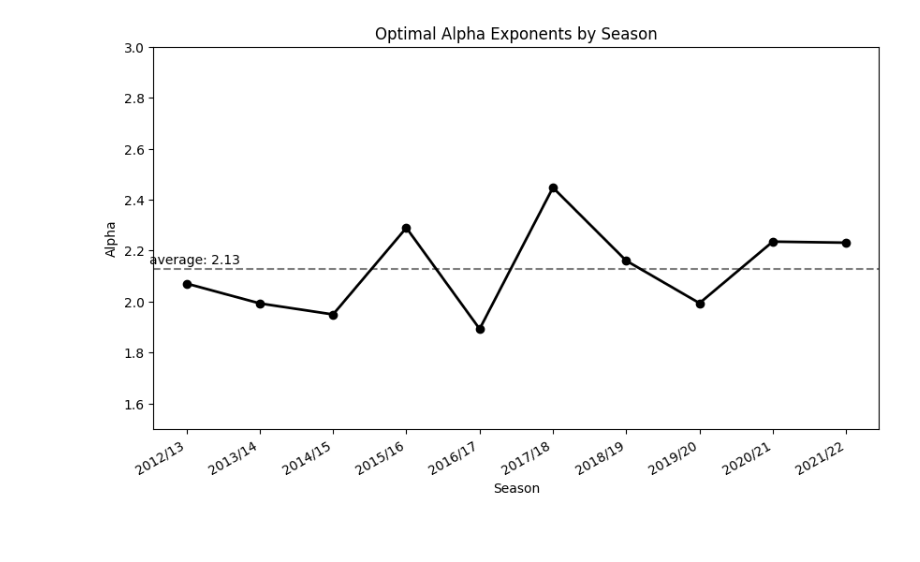
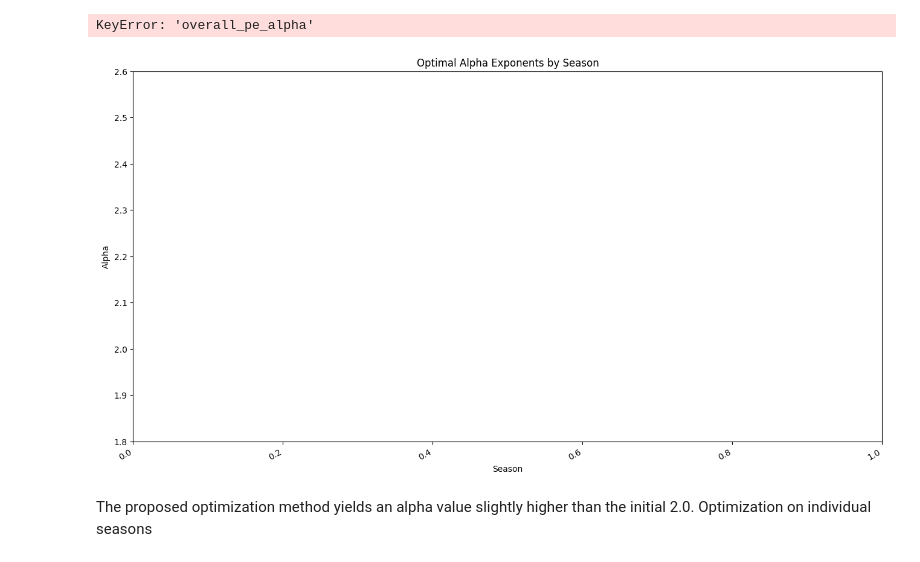
Before and after one commit to ArmandWinant/sports-performance-analytics, a Jupyter notebook: foundations/pythagorean-expectation/Untitled1.ipynb, the cells around one changed output. Drawn from its saved outputs; the diff is of its cells as text; code cells hidden in the pictures; blank space fills up the shorter version.

```diff
--- a/foundations/pythagorean-expectation/Untitled1.ipynb
+++ b/foundations/pythagorean-expectation/Untitled1.ipynb
@@ -49 +115,7 @@ season_df["win_pc"] = season_df["wins"] / season_df["games_played"]
+# %%
+season_df["error_1"] = abs(season_df['exp_wins_1'] - season_df['wins'])
+season_df["error_2"] = abs(season_df['exp_wins_2'] - season_df['wins'])
+# %%
+season_df["error_1_pct"] = round(season_df["error_1"] / season_df["games_played"], 4)
+season_df["error_2_pct"] = round(season_df["error_2"] / season_df["games_played"], 4)
 # %%
@@ -74,6 +129,0 @@ def optimizePythagoreanExpectation(group, column_name):
-# %%
-season_df = season_df.groupby(["season"], group_keys=True).apply(lambda x: optimizePythagoreanExpectation(x, "league_pe_alpha"))
-season_df.reset_index(drop = True, inplace = True)
-# %%
-season_df = season_df.groupby(["season", "team"], group_keys=True).apply(lambda x: optimizePythagoreanExpectation(x, "team_pe_alpha"))
-season_df.reset_index(drop = True, inplace = True)
@@ -108,17 +130,21 @@ teams = season_df.team.unique()
 # %%
-# plot
-fig, ax = plt.subplots(figsize=(10, 6))
+fig, ax = plt.subplots(figsize=(16,9))
 
 ax.set_title("Optimal Alpha Exponents by Season")
 ax.set_xlabel("Season")
 ax.set_ylabel("Alpha")
-ax.set_ylim([1.5, 3.0])
+ax.set_ylim([1.8, 2.6])
 fig.autofmt_xdate()
 
-ax.plot(season_df["season"].unique(), season_df["league_pe_alpha"].unique(), 'o-', linewidth=2.0, color="black")
-ax.axhline(season_df.league_pe_alpha.mean(), alpha=.5, c="black", linestyle='--')
-ax.text(-0.5,1.01*season_df.league_pe_alpha.mean(), f"average: {round(season_df.league_pe_alpha.mean(),2)}")
+ax.plot(season_df["season"], season_df["overall_pe_alpha"], '-', linewidth=2.0, color="black")
+ax.plot(season_df["season"], season_df["league_pe_alpha"], 'o-', linewidth=2.0, color="green")
+ax.text(-0,1.015*season_df.league_pe_alpha.mean(),
+        f"{round(season_df.overall_pe_alpha.mean(),4)}")
+
 
 plt.show()
 # %% [output]
+KeyError: 'overall_pe_alpha'
-[figure, old version]
+[figure, new version]
+# %% [markdown]
+The proposed optimization method yields an alpha value slightly higher than the initial 2.0. Optimization on individual seasons
```
Also changed, not shown: parts of 28 cells of this notebook.
